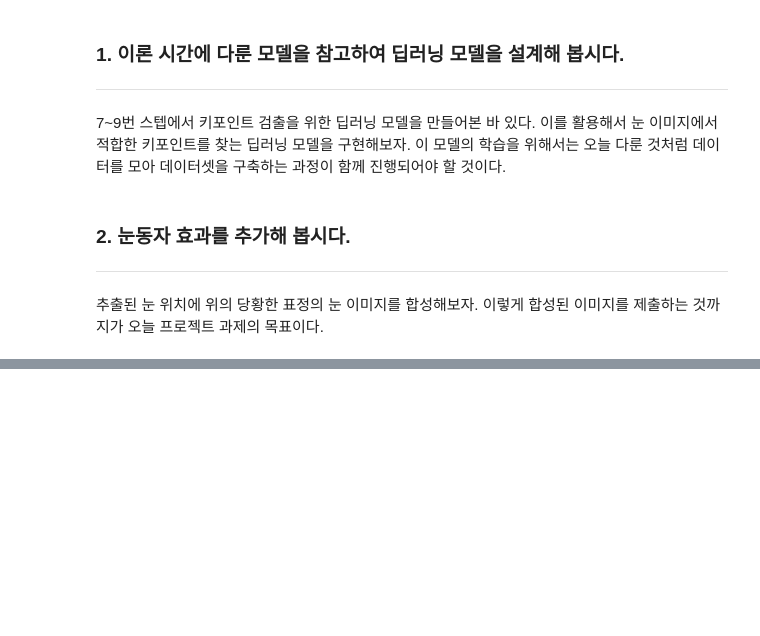
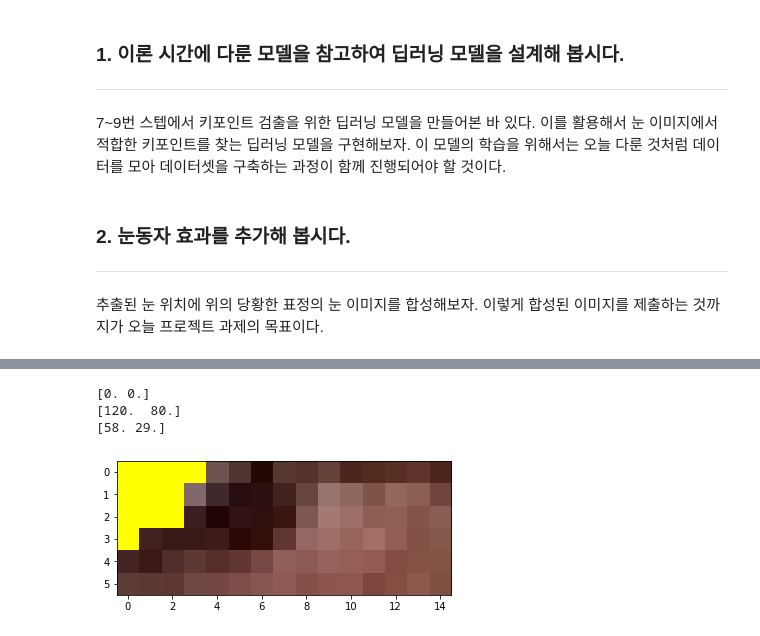
Before and after one commit to IsaacTips/AIFFEL, a Jupyter notebook: Going_Deeper/Project8_Mean_shift_App/Project8_Mean_shift_App.ipynb, the cells around one changed output, grey strips where cells are left out. Drawn from its saved outputs; the diff is of its cells as text; code cells hidden in the pictures; blank space fills up the shorter version.

```diff
--- a/Going_Deeper/Project8_Mean_shift_App/Project8_Mean_shift_App.ipynb
+++ b/Going_Deeper/Project8_Mean_shift_App/Project8_Mean_shift_App.ipynb
@@ -20,0 +187,7 @@
+# %%
+def lr_step_decay(epoch):
+    init_lr = 0.0005 #self.flag.initial_learning_rate
+    lr_decay = 0.5 #self.flag.learning_rate_decay_factor
+    epoch_per_decay = 2 #self.flag.epoch_per_decay
+    lrate = init_lr * math.pow(lr_decay, math.floor((1+epoch)/epoch_per_decay))
+    return lrate
@@ -20,0 +298,13 @@
+# %%
+show = img.copy()
+for pt in repred[0]:
+    print (pt.round())
+    show = cv2.circle(show, tuple((pt*0.4).astype(int)), 3, (0,255,255), -1) # pt*0.4
+
+plt.imshow(cv2.cvtColor(show, cv2.COLOR_BGR2RGB))
+plt.show()
+# %% [output]
+[0. 0.]
+[120.  80.]
+[58. 29.]
+[figure, added]
```
Also changed, not shown: parts of 34 cells of this notebook.
